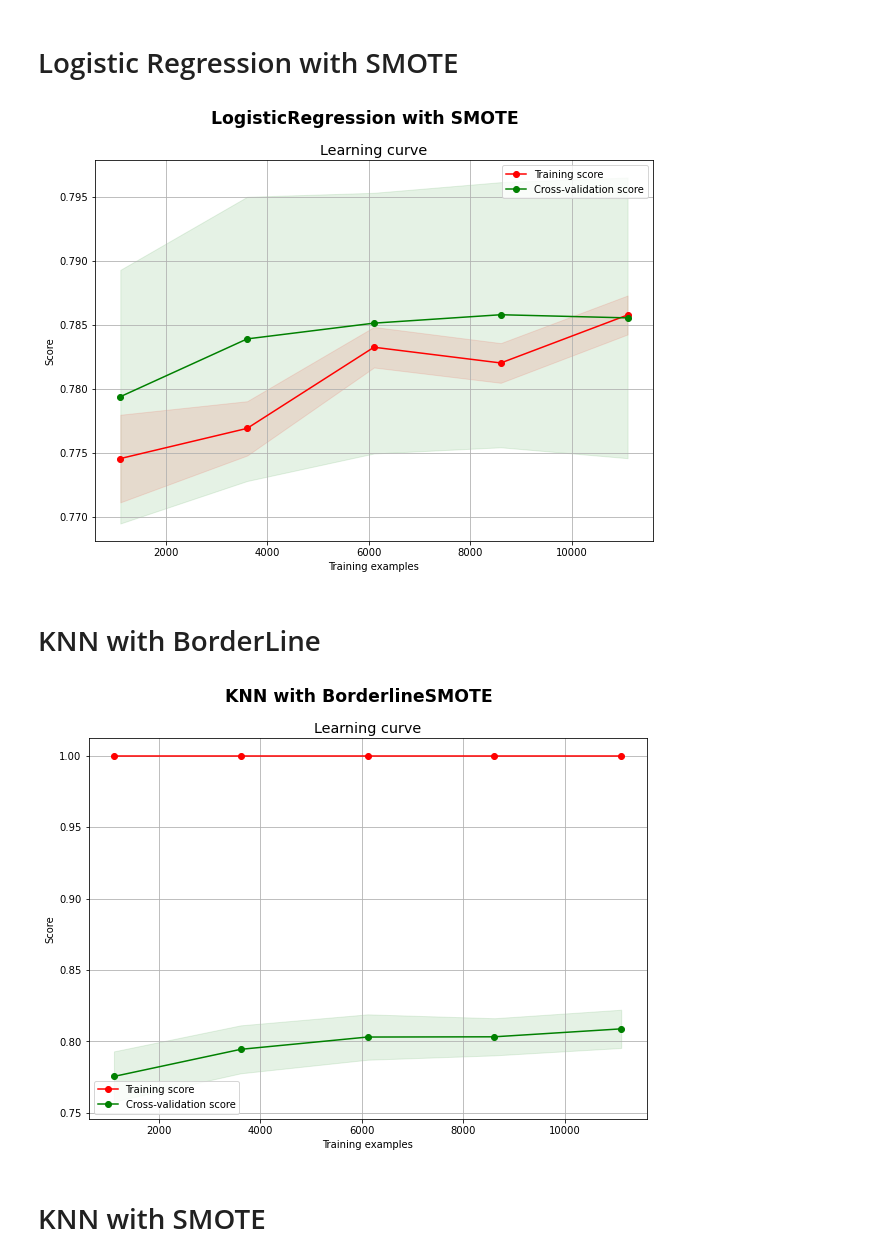
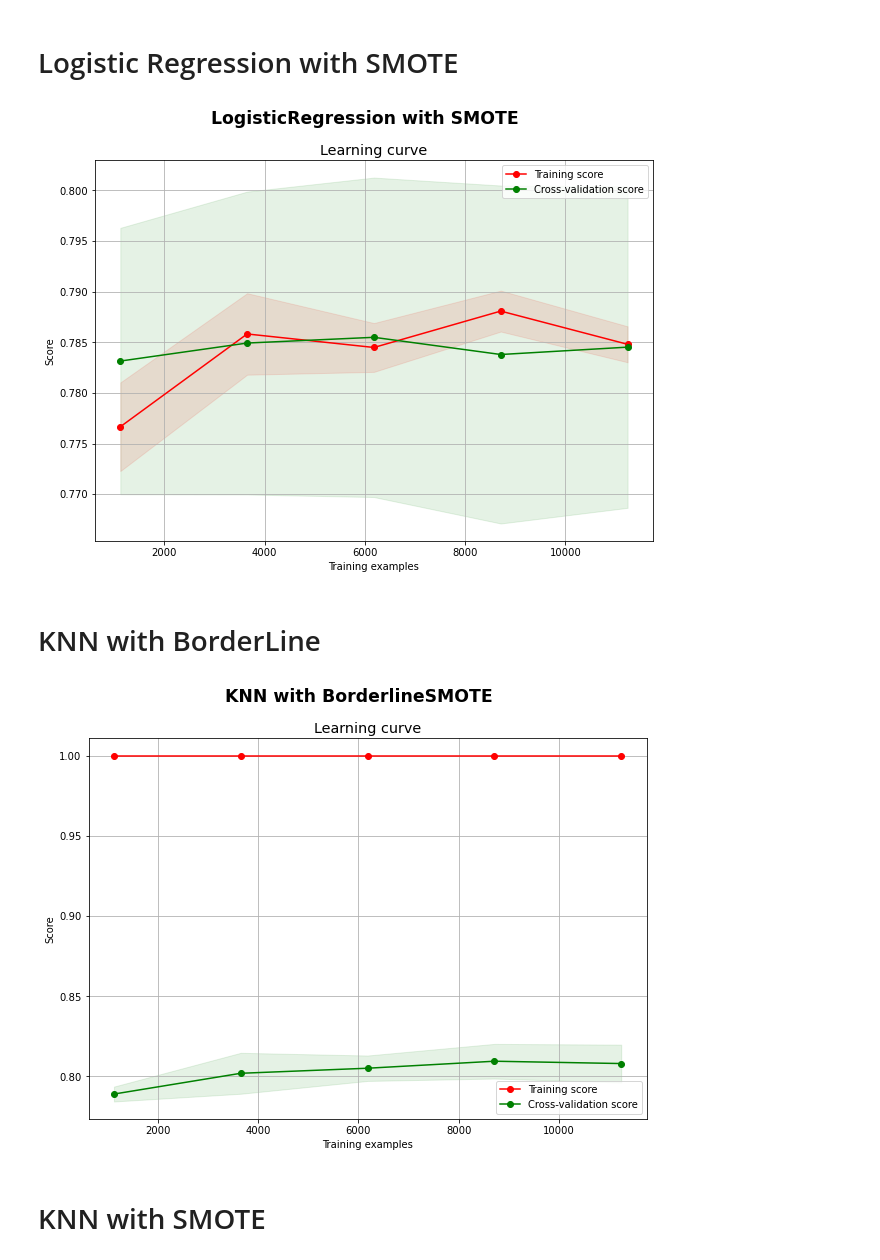
Before and after one commit to spapicchio/Gamma-Telescope-Analysis, a Jupyter notebook: curves.ipynb, the cells around one changed output. Cells and saved outputs as stored; diff of their text form; code cells hidden in the pictures.

```diff
--- a/curves.ipynb
+++ b/curves.ipynb
@@ -149,14 +151,15 @@ fpr_RF_S,tpr_RF_S,auc_RF_S =plot_roc_learningcurve(pipeline, df ,outlier,param_o
 # %% [markdown]
 # Logistic Regression with BorderLine SMOTE
 # %%
+#0.23
 outlier = True
-param_outlier = 15
+param_outlier = 10
 scale = True
 
 model = LogisticRegression( random_state=10, penalty='l1',
                             C=0.02, solver='liblinear')
 
-pipeline = imbpipeline(steps = [['smote', BorderlineSMOTE( sampling_strategy='all', k_neighbors=8)],
+pipeline = imbpipeline(steps = [['smote', BorderlineSMOTE( sampling_strategy='minority', k_neighbors=10)],
                                 ['classifier', model]])
 
 fpr_LR_BS,tpr_LR_BS,auc_LR_BS =plot_roc_learningcurve(pipeline, df ,outlier,param_outlier,scale,"Logistic Regression with BorderlineSMOTE")
@@ -165,41 +168,41 @@ fpr_LR_BS,tpr_LR_BS,auc_LR_BS =plot_roc_learningcurve(pipeline, df ,outlier,para
 # %% [markdown]
 # Logistic Regression with SMOTE
 # %%
-outlier = True
-param_outlier = 20
+#0.27
+outlier = False
 scale = True
 
-model = LogisticRegression(     random_state=10,
-                                solver='liblinear',
-                                penalty='l1', C = 0.02 )
+model = LogisticRegression(random_state=10,
+                           solver='liblinear',
+                           penalty='l1', C = 0.02 )
 
 
-pipeline = imbpipeline(steps = [['smote', SMOTE( sampling_strategy='all',k_neighbors=5)],
+pipeline = imbpipeline(steps = [['smote', SMOTE()],
                                 ['classifier', model]])
 
 
 fpr_LR_S,tpr_LR_S,auc_LR_S=plot_roc_learningcurve(pipeline, df ,outlier,param_outlier,scale,"LogisticRegression with SMOTE")
 # %% [output]
-[figure, old version]
+[figure, new version]
 # %% [markdown]
 # KNN with BorderLine
 # %%
-outlier = True
-param_outlier = 15
+#0.18
+outlier = False
 scale = True
 
 
 model = KNeighborsClassifier(   n_jobs=-1,
                                 weights='distance',
-                                n_neighbors=35)
+                                n_neighbors=30)
 
-pipeline = imbpipeline(steps = [['smote', BorderlineSMOTE( sampling_strategy='minority',k_neighbors=5)],
+pipeline = imbpipeline(steps = [['smote', BorderlineSMOTE( sampling_strategy='all',k_neighbors=10)],
                                 ['classifier', model]])
 
 
 fpr_KN_BS,tpr_KN_BS,auc_KN_BS=plot_roc_learningcurve(pipeline, df ,outlier,param_outlier,scale,"KNN with BorderlineSMOTE")
 # %% [output]
-[figure, old version]
+[figure, new version]
 # %% [markdown]
 # KNN with SMOTE
 # %%
```
Also changed, not shown: parts of 7 cells of this notebook, 2 other files.
